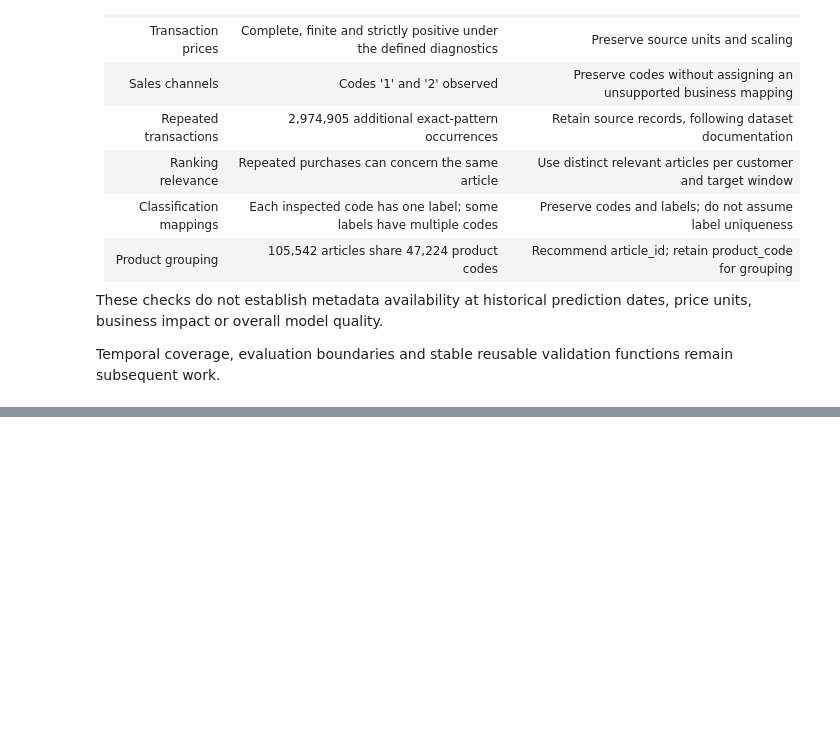
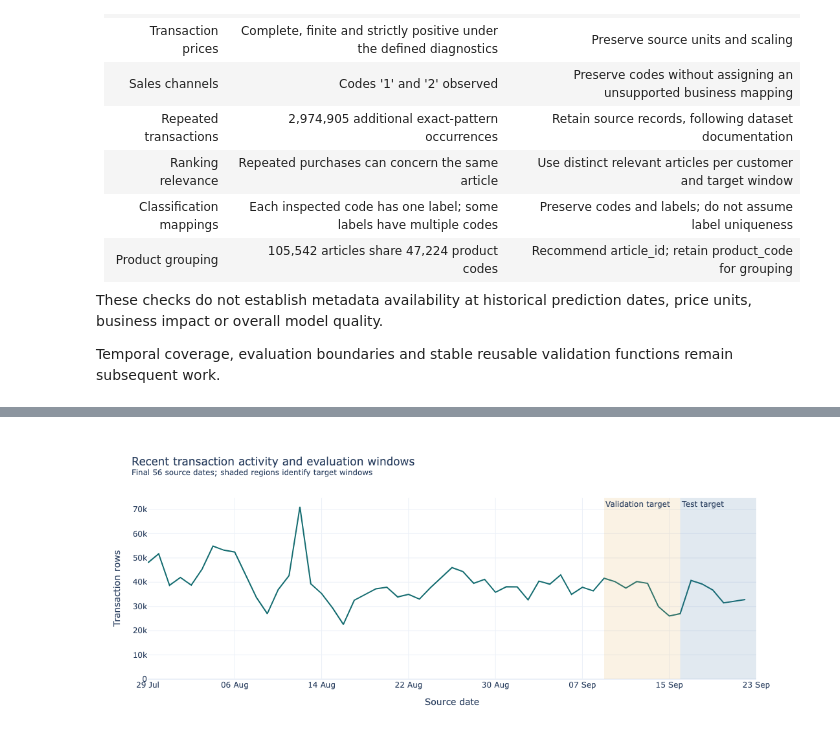
Before and after one commit to Songhai9/atelier-ai-project, a Jupyter notebook: notebooks/atelier_ai.ipynb, the cells around one changed output, grey strips where cells are left out. Drawn from its saved outputs; the diff is of its cells as text; code cells hidden in the pictures; blank space fills up the shorter version.

Commit message:
test window definition

```diff
--- a/notebooks/atelier_ai.ipynb
+++ b/notebooks/atelier_ai.ipynb
@@ -1960,0 +2240,77 @@ functions remain subsequent work.
+# %%
+recent_activity = daily_activity.loc[
+    daily_activity["date"].ge(
+        EVALUATION_END_EXCLUSIVE - pd.Timedelta(days=56)
+    )
+].copy()
+
+fig = px.line(
+    recent_activity,
+    x="date",
+    y="transaction_rows",
+    color_discrete_sequence=["#146C70"],
+    template="plotly_white",
+    labels={
+        "date": "Source date",
+        "transaction_rows": "Transaction rows",
+    },
+    title=(
+        "Recent transaction activity and evaluation windows"
+        "<br><sup>Final 56 source dates; "
+        "shaded regions identify target windows</sup>"
+    ),
+)
+
+for start, end, label, color in (
+    (
+        VALIDATION_START,
+        TEST_START,
+        "Validation target",
+        "#DCA54C",
+    ),
+    (
+        TEST_START,
+        EVALUATION_END_EXCLUSIVE,
+        "Test target",
+        "#376C9B",
+    ),
+):
+    fig.add_vrect(
+        x0=start,
+        x1=end,
+        fillcolor=color,
+        opacity=0.15,
+        line_width=0,
+        annotation_text=label,
+        annotation_position="top left",
+    )
+
+fig.update_layout(
+    width=1100,
+    height=460,
+    showlegend=False,
+)
+
+fig.update_yaxes(rangemode="tozero")
+
+fig.update_xaxes(
+    range=[
+        recent_activity["date"].min(),
+        EVALUATION_END_EXCLUSIVE,
+    ],
+    tickvals=list(
+        pd.date_range(
+            recent_activity["date"].min(),
+            EVALUATION_END_EXCLUSIVE,
+            periods=8,
+        )
+    ),
+    tickformat="%d %b",
+)
+
+fig.show(
+    renderer="plotly_mimetype+png",
+    config={"displaylogo": False},
+)
+# %% [output]
+[figure, added]
```
Also changed, not shown: parts of 11 cells of this notebook, 1 other file.
